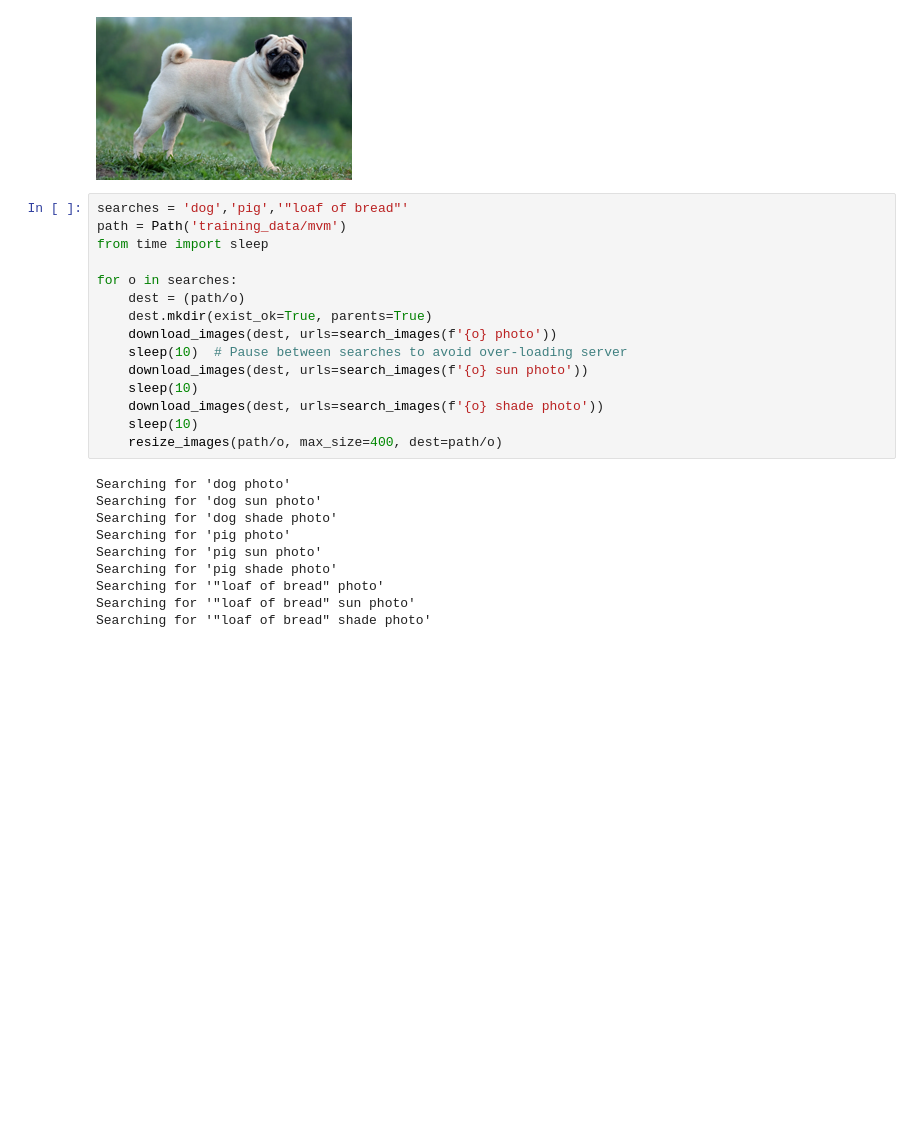
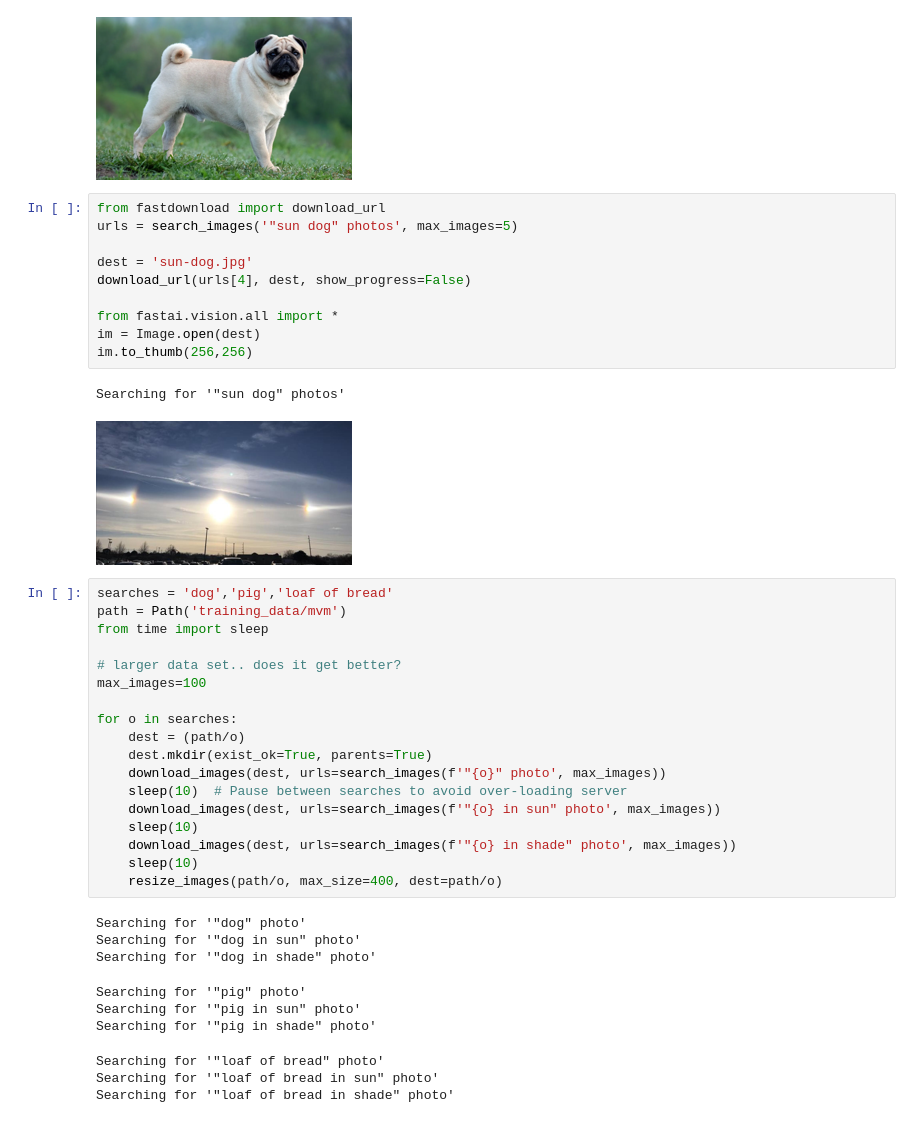
Before and after one commit to jewzaam/aiml-sandbox, a Jupyter notebook: chapter-1-mvm.ipynb, the cells around one changed output. Saved outputs shown, nothing was run; the diff lists cells and outputs as text; blank space fills up the shorter version.

```diff
--- a/chapter-1-mvm.ipynb
+++ b/chapter-1-mvm.ipynb
@@ -57,31 +57,47 @@ im.to_thumb(256,256)
 # %% [output]
 Searching for '"pug dog full body" photos'
 [figure]
+# %%
+from fastdownload import download_url
+urls = search_images('"sun dog" photos', max_images=5)
+
+dest = 'sun-dog.jpg'
+download_url(urls[4], dest, show_progress=False)
+
+from fastai.vision.all import *
+im = Image.open(dest)
+im.to_thumb(256,256)
+# %% [output]
+Searching for '"sun dog" photos'
+[figure, added]
 # %%
-searches = 'dog','pig','"loaf of bread"'
+searches = 'dog','pig','loaf of bread'
 path = Path('training_data/mvm')
 from time import sleep
+
+# larger data set.. does it get better?
+max_images=100
 
 for o in searches:
     dest = (path/o)
     dest.mkdir(exist_ok=True, parents=True)
-    download_images(dest, urls=search_images(f'{o} photo'))
+    download_images(dest, urls=search_images(f'"{o}" photo', max_images))
     sleep(10)  # Pause between searches to avoid over-loading server
-    download_images(dest, urls=search_images(f'{o} sun photo'))
+    download_images(dest, urls=search_images(f'"{o} in sun" photo', max_images))
     sleep(10)
-    download_images(dest, urls=search_images(f'{o} shade photo'))
+    download_images(dest, urls=search_images(f'"{o} in shade" photo', max_images))
     sleep(10)
     resize_images(path/o, max_size=400, dest=path/o)
 # %% [output]
-Searching for 'dog photo'
-Searching for 'dog sun photo'
-Searching for 'dog shade photo'
-Searching for 'pig photo'
-Searching for 'pig sun photo'
-Searching for 'pig shade photo'
-Searching for '"loaf of bread" photo'
-Searching for '"loaf of bread" sun photo'
-Searching for '"loaf of bread" shade photo'
+Searching for '"dog" photo'
+Searching for '"dog in sun" photo'
+Searching for '"dog in shade" photo'
+Searching for '"pig" photo'
+Searching for '"pig in sun" photo'
+Searching for '"pig in shade" photo'
+Searching for '"loaf of bread" photo'
+Searching for '"loaf of bread in sun" photo'
+Searching for '"loaf of bread in shade" photo'
 # %%
 failed = verify_images(get_image_files(path))
 failed.map(Path.unlink)
```
Also changed, not shown: parts of 7 cells of this notebook.
